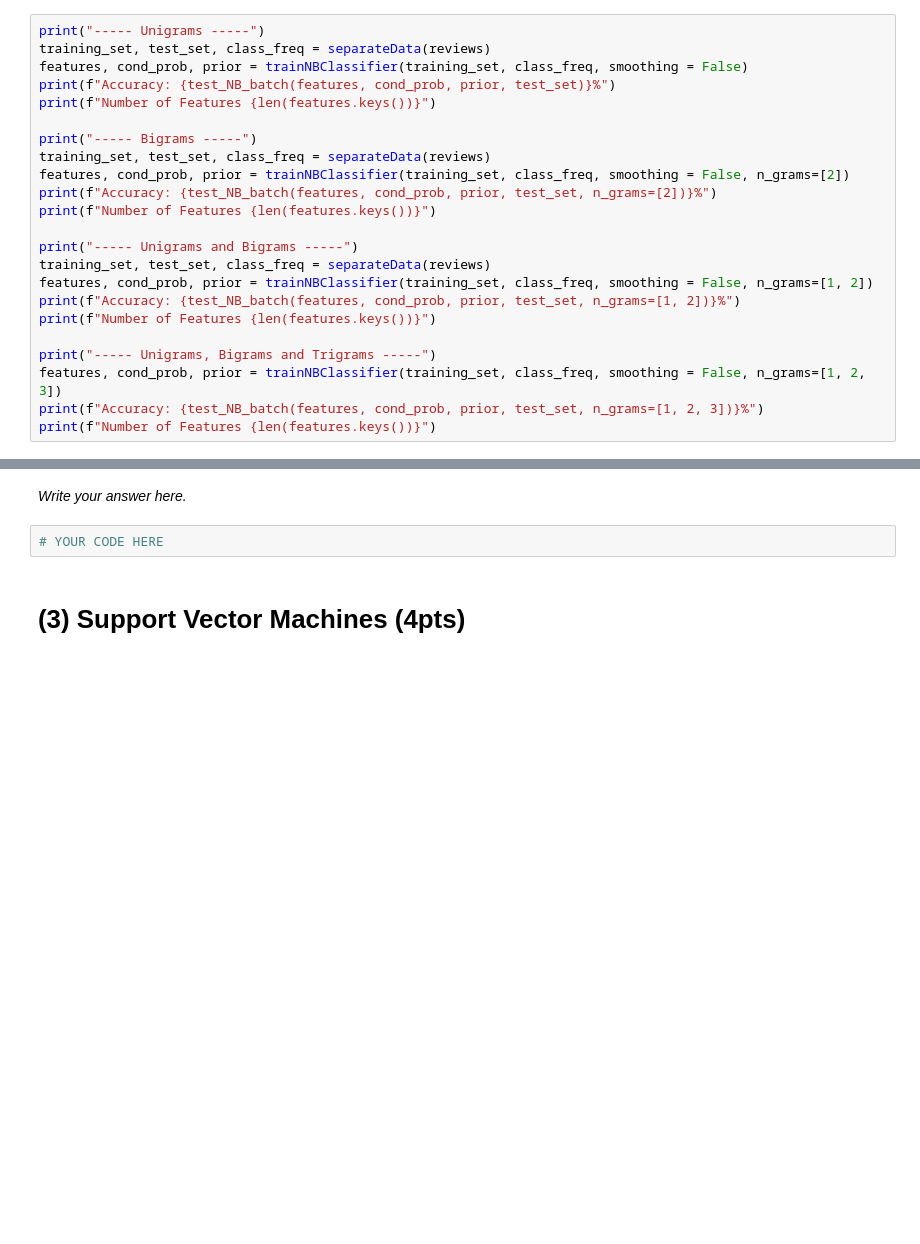
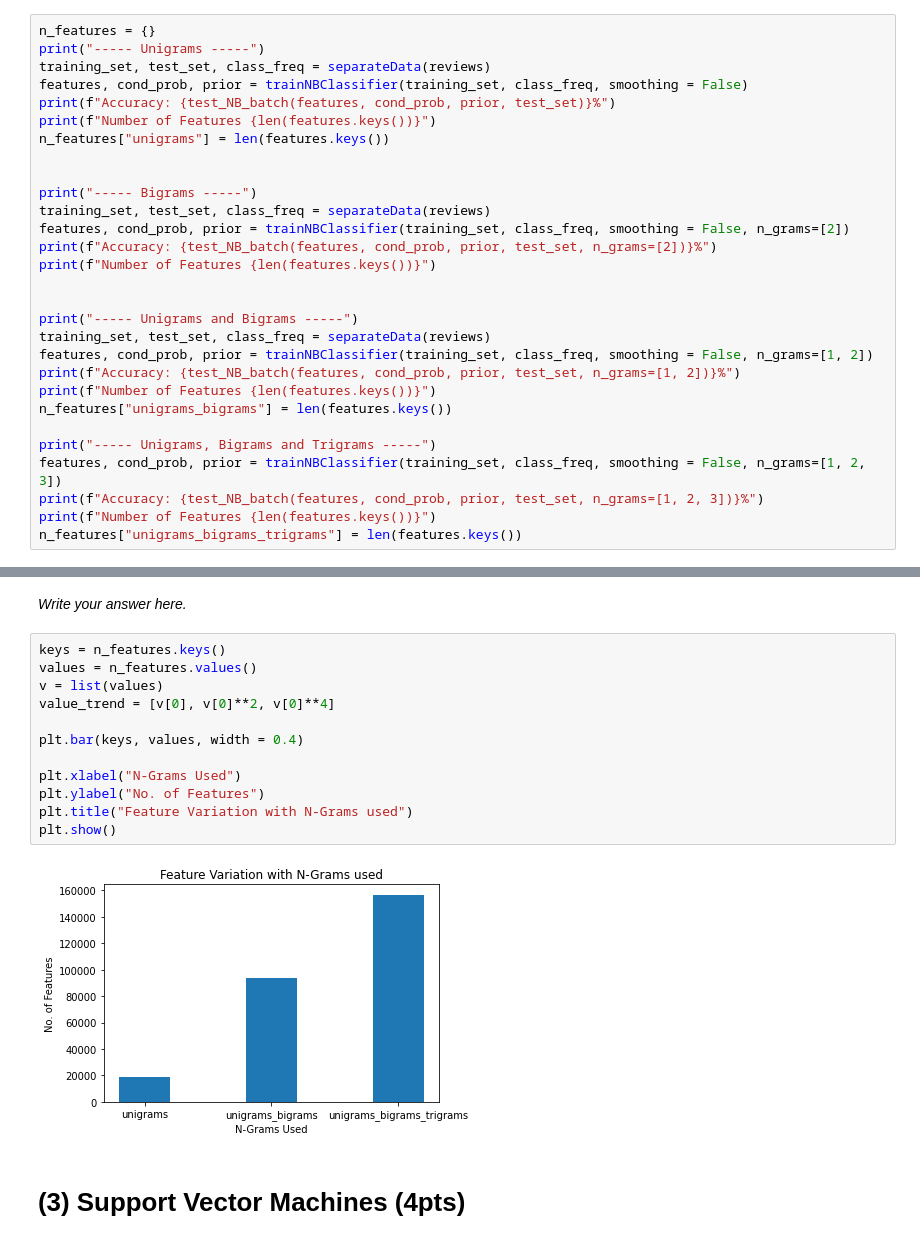
Before and after one commit to gerardPlanella/NLP1_UvA_2022, a Jupyter notebook: Assignment1/NLP1_2022_Practical_1_(student_version).ipynb, the cells around one changed output, grey strips where cells are left out. Saved outputs shown, nothing was run; the diff lists cells and outputs as text; blank space fills up the shorter version.

```diff
--- a/Assignment1/NLP1_2022_Practical_1_(student_version).ipynb
+++ b/Assignment1/NLP1_2022_Practical_1_(student_version).ipynb
@@ -865,11 +887,14 @@ order information when using bag-of-words representations is to use **n-gram** f
 #### (Q2.9) Retrain your classifier from (Q2.4) using **unigrams+bigrams** and **unigrams+bigrams+trigrams** as features. (1pt)
 Report accuracy and compare it with that of the approaches you have previously implemented. You are allowed to use NLTK to build n-grams from sentences.
 # %%
+n_features = {}
 print("----- Unigrams -----")
 training_set, test_set, class_freq = separateData(reviews)
 features, cond_prob, prior = trainNBClassifier(training_set, class_freq, smoothing = False)
 print(f"Accuracy: {test_NB_batch(features, cond_prob, prior, test_set)}%")
 print(f"Number of Features {len(features.keys())}")
+n_features["unigrams"] = len(features.keys())
+
 
 print("----- Bigrams -----")
 training_set, test_set, class_freq = separateData(reviews)
@@ -877,16 +902,19 @@ features, cond_prob, prior = trainNBClassifier(training_set, class_freq, smoothi
 print(f"Accuracy: {test_NB_batch(features, cond_prob, prior, test_set, n_grams=[2])}%")
 print(f"Number of Features {len(features.keys())}")
 
+
 print("----- Unigrams and Bigrams -----")
 training_set, test_set, class_freq = separateData(reviews)
 features, cond_prob, prior = trainNBClassifier(training_set, class_freq, smoothing = False, n_grams=[1, 2])
 print(f"Accuracy: {test_NB_batch(features, cond_prob, prior, test_set, n_grams=[1, 2])}%")
 print(f"Number of Features {len(features.keys())}")
+n_features["unigrams_bigrams"] = len(features.keys())
 
 print("----- Unigrams, Bigrams and Trigrams -----")
 features, cond_prob, prior = trainNBClassifier(training_set, class_freq, smoothing = False, n_grams=[1, 2, 3])
 print(f"Accuracy: {test_NB_batch(features, cond_prob, prior, test_set, n_grams=[1, 2, 3])}%")
 print(f"Number of Features {len(features.keys())}")
+n_features["unigrams_bigrams_trigrams"] = len(features.keys())
 # %% [output]
 ----- Unigrams -----
 Accuracy: 83.5%
@@ -908,8 +936,20 @@ How would you expect the number of features to increase theoretically (e.g., lin
 Use the held-out training set once again for this.
 # %% [markdown]
 *Write your answer here.*
-# %%
-# YOUR CODE HERE
+# %%
+keys = n_features.keys()
+values = n_features.values()
+v = list(values)
+value_trend = [v[0], v[0]**2, v[0]**4]
+
+plt.bar(keys, values, width = 0.4)
+
+plt.xlabel("N-Grams Used")
+plt.ylabel("No. of Features")
+plt.title("Feature Variation with N-Grams used")
+plt.show()
+# %% [output]
+[figure, added]
 # %% [markdown]
 # (3) Support Vector Machines (4pts)
 # %% [markdown]
```
Also changed, not shown: parts of 15 cells of this notebook.
